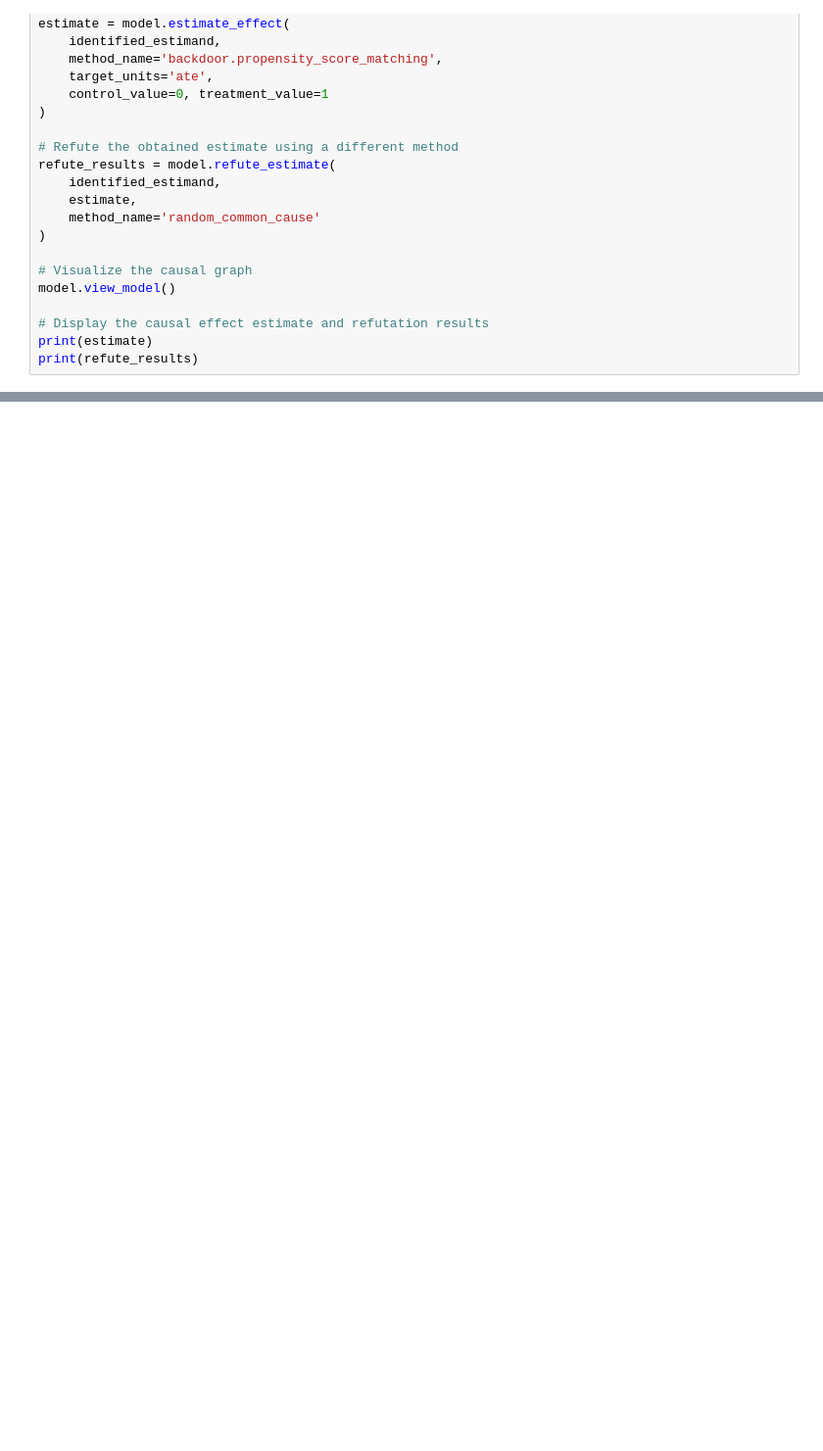
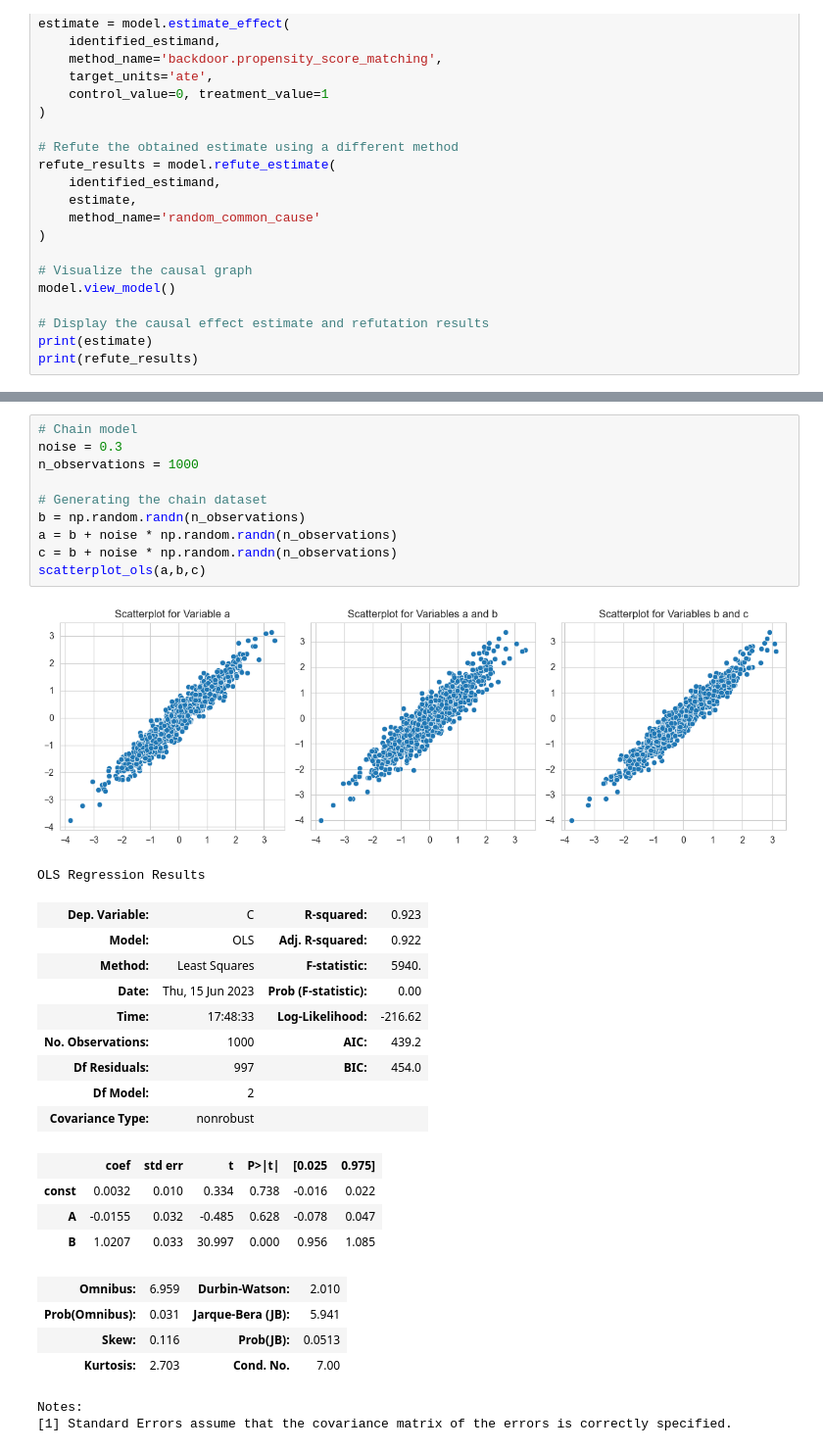
Before and after one commit to ProfessorBanner/Portfolio., a Jupyter notebook: Data Science/Information theory and causal inference.ipynb, the cells around one changed output, grey strips where cells are left out. Shown at 98% size. Drawn from its saved outputs; the diff is of its cells as text; blank space fills up the shorter version.

```diff
--- a/Data Science/Information theory and causal inference.ipynb
+++ b/Data Science/Information theory and causal inference.ipynb
@@ -786,0 +1252,32 @@ print(refute_results)
+# %%
+# Chain model
+noise = 0.3
+n_observations = 1000
+
+# Generating the chain dataset
+b = np.random.randn(n_observations)
+a = b + noise * np.random.randn(n_observations)
+c = b + noise * np.random.randn(n_observations)
+scatterplot_ols(a,b,c)
+# %% [output]
+[figure, added]
+OLS Regression Results
+| Dep. Variable: | C | R-squared: | 0.923 |
+| Model: | OLS | Adj. R-squared: | 0.922 |
+| Method: | Least Squares | F-statistic: | 5940. |
+| Date: | Thu, 15 Jun 2023 | Prob (F-statistic): | 0.00 |
+| Time: | 17:48:33 | Log-Likelihood: | -216.62 |
+| No. Observations: | 1000 | AIC: | 439.2 |
+| Df Residuals: | 997 | BIC: | 454.0 |
+| Df Model: | 2 |  |  |
+| Covariance Type: | nonrobust |  |  |
+|  | coef | std err | t | P>|t| | [0.025 | 0.975] |
+| const | 0.0032 | 0.010 | 0.334 | 0.738 | -0.016 | 0.022 |
+| A | -0.0155 | 0.032 | -0.485 | 0.628 | -0.078 | 0.047 |
+| B | 1.0207 | 0.033 | 30.997 | 0.000 | 0.956 | 1.085 |
+| Omnibus: | 6.959 | Durbin-Watson: | 2.010 |
+| Prob(Omnibus): | 0.031 | Jarque-Bera (JB): | 5.941 |
+| Skew: | 0.116 | Prob(JB): | 0.0513 |
+| Kurtosis: | 2.703 | Cond. No. | 7.00 |
+Notes:
+[1] Standard Errors assume that the covariance matrix of the errors is correctly specified.
```
Also changed, not shown: parts of 48 cells of this notebook.
